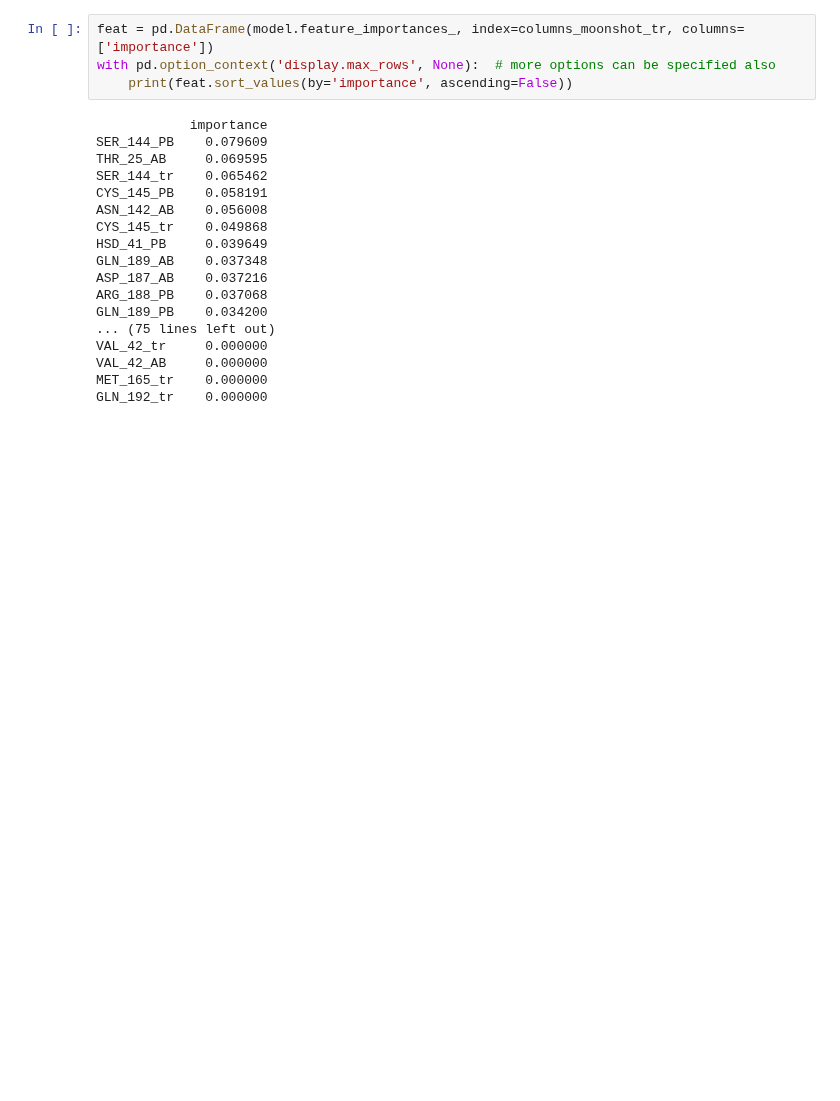
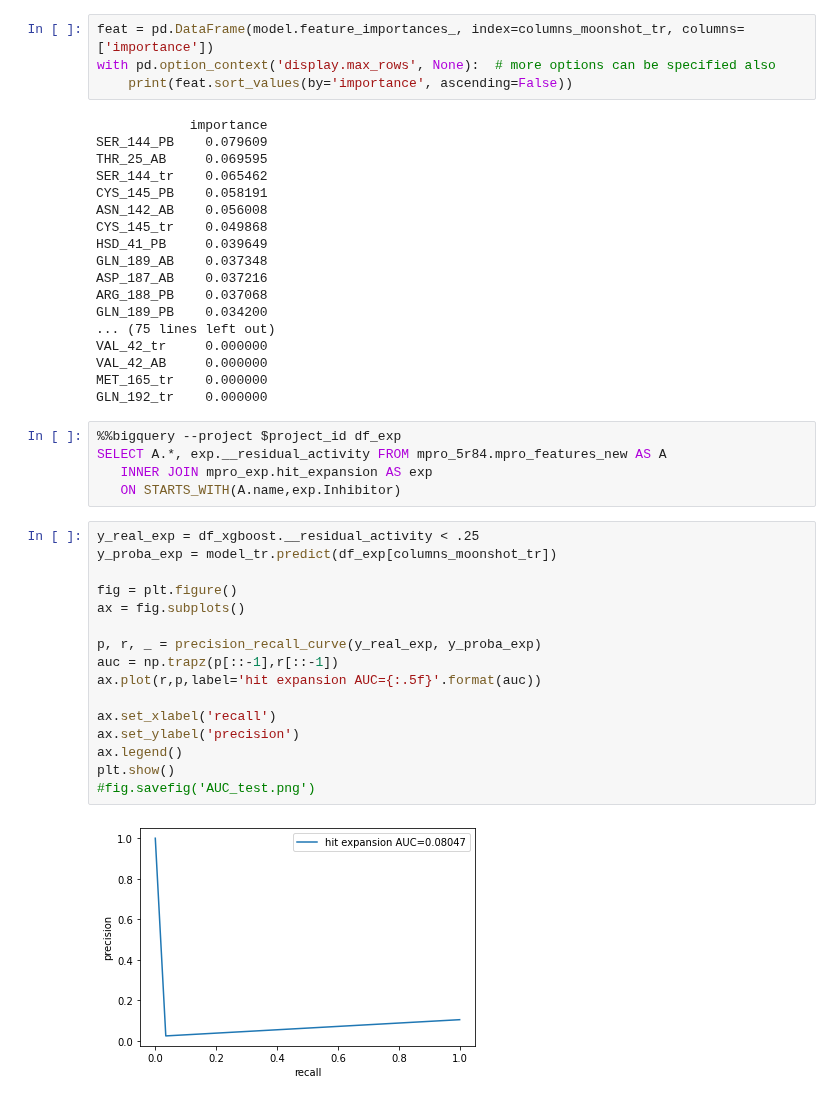
Before and after one commit to jglaser/gigadocking_notebooks, a Jupyter notebook: ML.ipynb, the cells around one changed output. Saved outputs shown, nothing was run; the diff lists cells and outputs as text; blank space fills up the shorter version.

```diff
--- a/ML.ipynb
+++ b/ML.ipynb
@@ -295,3 +290,26 @@ VAL_42_tr     0.000000
 VAL_42_AB     0.000000
 MET_165_tr    0.000000
 GLN_192_tr    0.000000
+# %%
+%%bigquery --project $project_id df_exp
+SELECT A.*, exp.__residual_activity FROM mpro_5r84.mpro_features_new AS A
+   INNER JOIN mpro_exp.hit_expansion AS exp
+   ON STARTS_WITH(A.name,exp.Inhibitor)
+# %%
+y_real_exp = df_xgboost.__residual_activity < .25
+y_proba_exp = model_tr.predict(df_exp[columns_moonshot_tr])
+
+fig = plt.figure()
+ax = fig.subplots()
+
+p, r, _ = precision_recall_curve(y_real_exp, y_proba_exp)
+auc = np.trapz(p[::-1],r[::-1])
+ax.plot(r,p,label='hit expansion AUC={:.5f}'.format(auc))
+
+ax.set_xlabel('recall')
+ax.set_ylabel('precision')
+ax.legend()
+plt.show()
+#fig.savefig('AUC_test.png')
+# %% [output]
+[figure, added]
```
Also changed, not shown: parts of 13 cells of this notebook.
